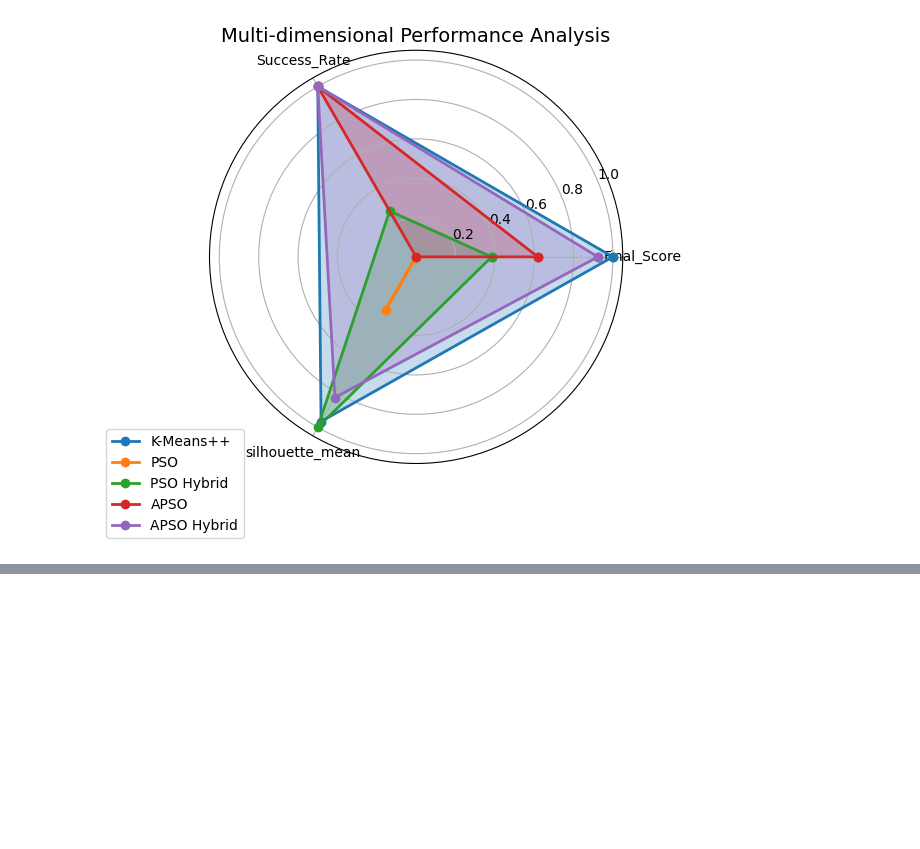
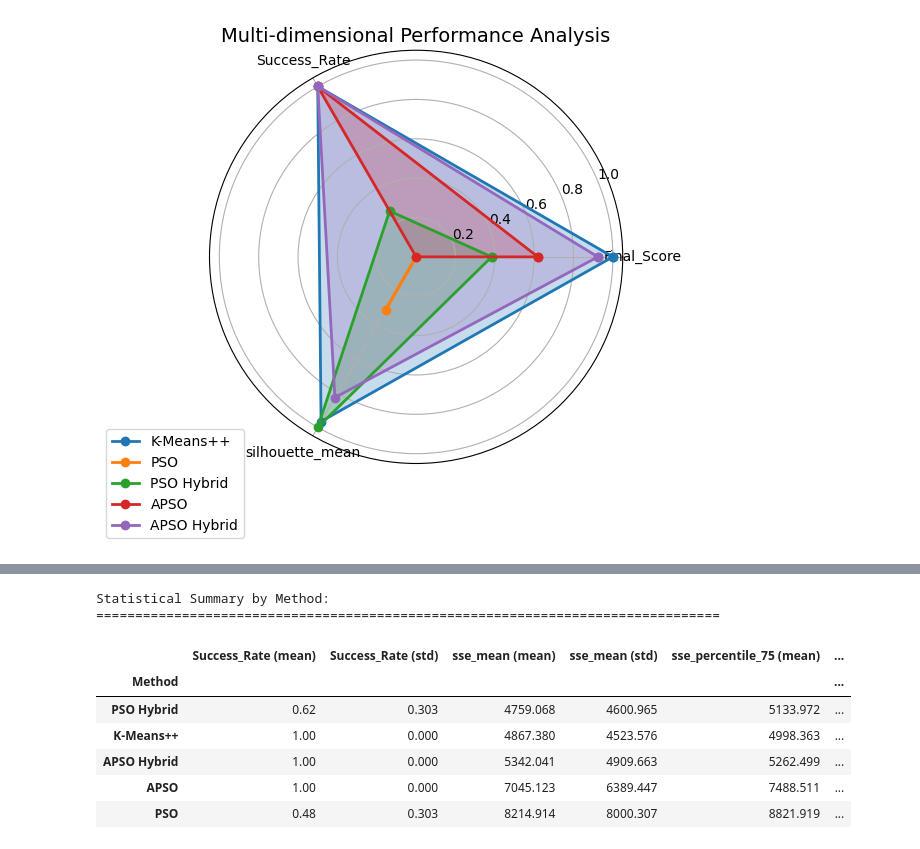
Before and after one commit to svdexe/DS_RP_Part-B_ClusteringAnalysis_using_HeuristicOptimizationTechniques, a Jupyter notebook: Clustering Algorithm Rank Analysis.ipynb, the cells around one changed output, grey strips where cells are left out. Saved outputs shown, nothing was run; the diff lists cells and outputs as text; code cells hidden in the pictures; blank space fills up the shorter version.

```diff
--- a/Clustering Algorithm Rank Analysis.ipynb
+++ b/Clustering Algorithm Rank Analysis.ipynb
@@ -514,0 +892,38 @@ plt.show()
+# %%
+import pandas as pd
+import numpy as np
+
+# Create comprehensive summary table for SSE
+def create_sse_summary_table(df):
+    # Select and round relevant columns
+    summary = df[['Dataset', 'Method', 'Success_Rate', 'sse_mean',
+                 'sse_percentile_75', 'sse_max']].copy()
+
+    # Round numeric columns
+    numeric_cols = ['Success_Rate', 'sse_mean', 'sse_percentile_75', 'sse_max']
+    summary[numeric_cols] = summary[numeric_cols].round(4)
+
+    # Rename columns
+    summary.columns = ['Dataset', 'Method', 'Success Rate', 'SSE Mean',
+                      'SSE 75th', 'SSE Max']
+
+    # Sort by Dataset and SSE Mean (ascending because lower is better for SSE)
+    summary = summary.sort_values(['Dataset', 'Success Rate', 'SSE Mean'],
+                                ascending=[True, False, True])
+
+    return summary
+
+# Create statistical summary by method for SSE
+def create_sse_method_stats(df):
+    return df.groupby('Method').agg({
+        'Success_Rate': ['mean', 'std'],
+        'sse_mean': ['mean', 'std'],
+        'sse_percentile_75': ['mean', 'std'],
+        'sse_max': ['mean', 'std']
+    }).round(4)
+
+# Display tables
+print("\nComprehensive Summary of SSE Scores and Success Rates:")
+print("="*80)
+summary_table = create_sse_summary_table(df)
+print(summary_table.to_string(index=False))
@@ -514,0 +948,16 @@ plt.show()
+# %%
+print("\n\nStatistical Summary by Method:")
+print("="*80)
+method_stats = create_sse_method_stats(df)
+method_stats.columns = [f'{col[0]} ({col[1]})' for col in method_stats.columns]
+method_stats.sort_values('sse_mean (mean)', ascending=True) # Sort by mean SSE, ascending since lower is better
+# %% [output]
+Statistical Summary by Method:
+================================================================================
+|  | Success_Rate (mean) | Success_Rate (std) | sse_mean (mean) | sse_mean (std) | sse_percentile_75 (mean) | ... |
+| Method |  |  |  |  |  | ... |
+| PSO Hybrid | 0.62 | 0.303 | 4759.068 | 4600.965 | 5133.972 | ... |
+| K-Means++ | 1.00 | 0.000 | 4867.380 | 4523.576 | 4998.363 | ... |
+| APSO Hybrid | 1.00 | 0.000 | 5342.041 | 4909.663 | 5262.499 | ... |
+| APSO | 1.00 | 0.000 | 7045.123 | 6389.447 | 7488.511 | ... |
+| PSO | 0.48 | 0.303 | 8214.914 | 8000.307 | 8821.919 | ... |
```
Also changed, not shown: parts of 12 cells of this notebook, 9 other files.
